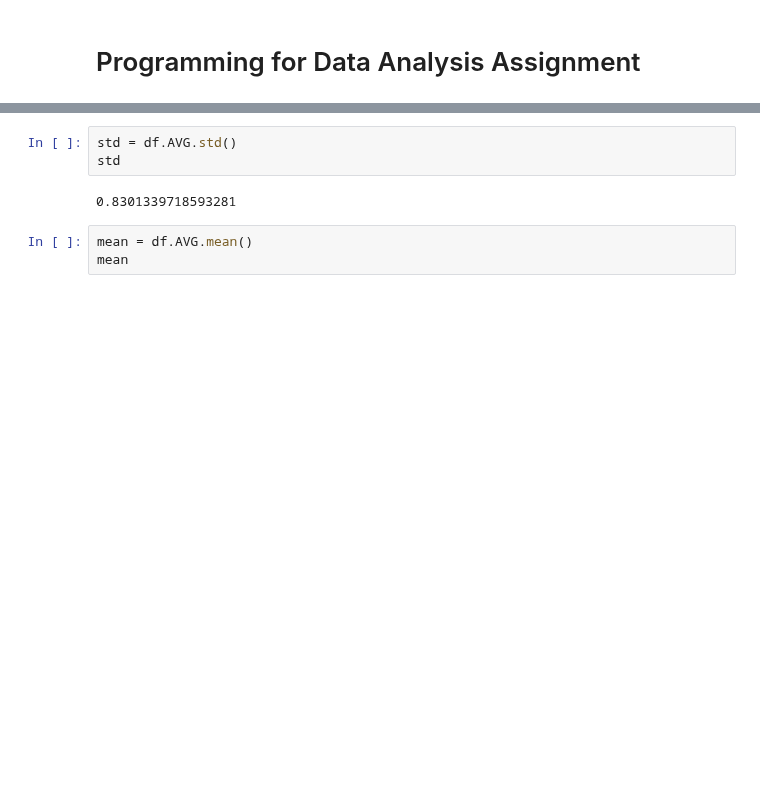
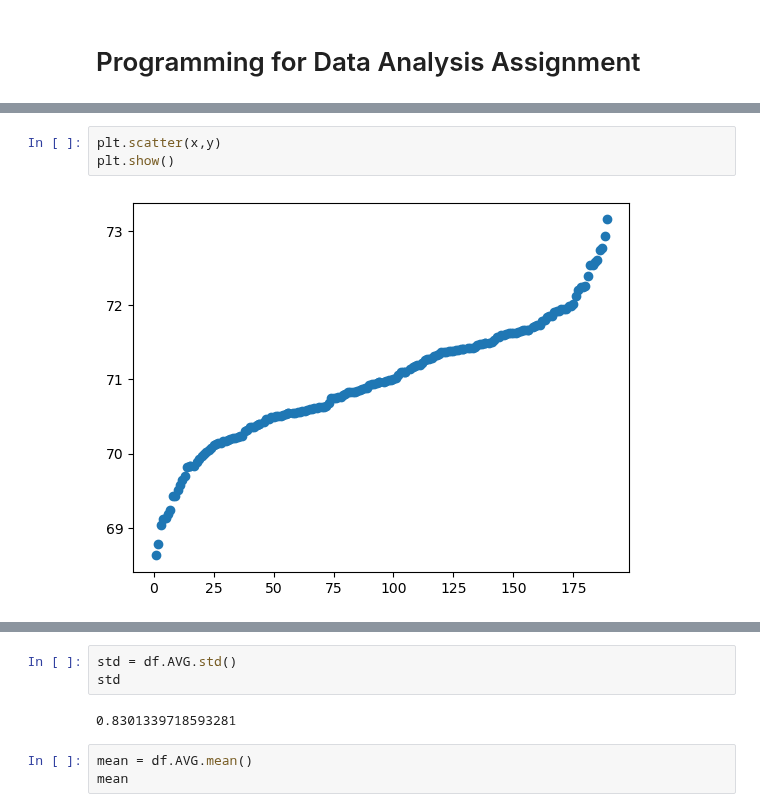
Before and after one commit to mickalleny2k/PfDA_Assignment, a Jupyter notebook: PfDA_Assignment.ipynb, the cells around one changed output, grey strips where cells are left out. Drawn from its saved outputs; the diff is of its cells as text; blank space fills up the shorter version.

```diff
--- a/PfDA_Assignment.ipynb
+++ b/PfDA_Assignment.ipynb
@@ -28,6 +30,11 @@ plt.plot(df.AVG)
 plt.show()
 # %% [output]
 [figure]
+# %%
+plt.scatter(x,y)
+plt.show()
+# %% [output]
+[figure, added]
 # %%
 # Plot Average Score data from pgatour_golfstats_2022-2023_averagescore.csv
 plt.hist(x, bins=10)
```
Also changed, not shown: parts of 75 cells of this notebook.
